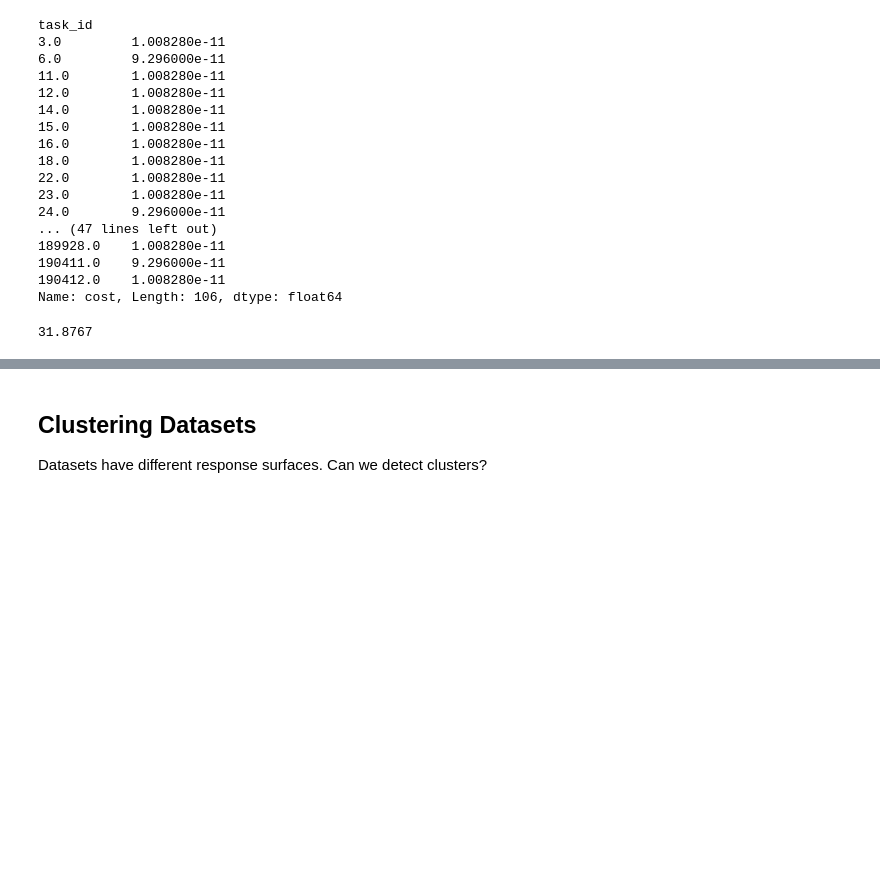
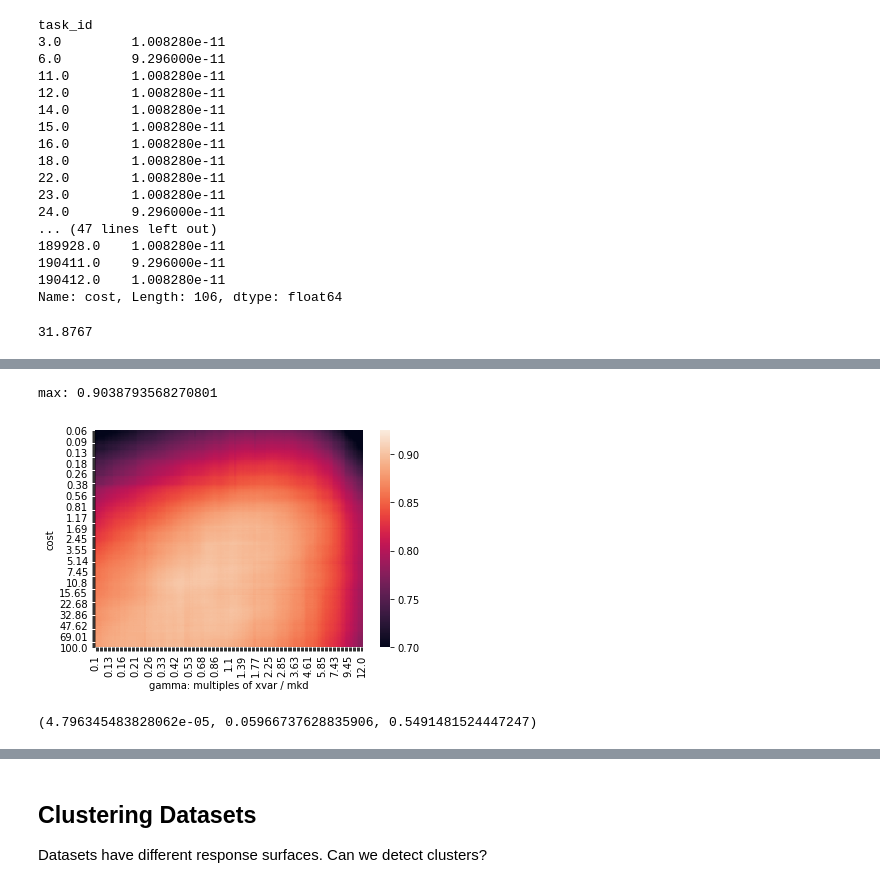
Before and after one commit to PGijsbers/symbolicdefaults, a Jupyter notebook: Surrogates.ipynb, the cells around one changed output, grey strips where cells are left out. Drawn from its saved outputs; the diff is of its cells as text; code cells hidden in the pictures; blank space fills up the shorter version.

```diff
--- a/Surrogates.ipynb
+++ b/Surrogates.ipynb
@@ -362,18 +370,30 @@ sns.heatmap(surrogate_pivot)
 # %%
 # Warp with metafeatures m, mkd
-costs =  np.geomspace(6e-2, 100, 200)
-gammas = np.geomspace(1e-1, 12, 200)
+costs =  np.geomspace(6e-2, 100, 201)
+gammas = np.geomspace(1e-1, 12, 201)
 configurations = list(itertools.product(costs, gammas))
 surrogate_scores = pd.DataFrame(list(configurations), columns=['cost','gamma'])
 
-
 for task, surrogate in problem.surrogates.items():
     if (task in problem.metadata.index):
-        cfgs = list(itertools.product(costs * problem.metadata.loc[task, "m"], gammas * problem.metadata.loc[task,"mkd"]))
+        cfgs = list(itertools.product(costs, gammas * problem.metadata.loc[task,"mkd"] / problem.metadata.loc[task,"xvar"]))
         scores = surrogate.predict(cfgs)
         surrogate_scores[task] = scores
 
 surrogate_scores["mean"] = surrogate_scores.iloc[:, 2:].mean(axis=1)
-
+print(f"max: {surrogate_scores['mean'].max()}")
 surrogate_pivot = surrogate_scores.pivot("cost", "gamma", "mean")
-sns.heatmap(surrogate_pivot)
+g = sns.heatmap(surrogate_pivot,
+                vmin=0.7, vmax=0.925,
+                xticklabels=[x if i % 10 == 0 else None for i, x in enumerate(surrogate_pivot.columns.values.round(2))],
+                yticklabels=[x if i % 10 == 0 else None for i, x in enumerate(surrogate_pivot.index.values.round(2))])
+g.set(xlabel='gamma: multiples of xvar / mkd')
+plt.show(g)
+# %% [output]
+max: 0.9038793568270801
+[figure, added]
+# %%
+a = problem.metadata["mkd"] / problem.metadata["xvar"]
+min(a), np.mean(a), max(a)
+# %% [output]
+(4.796345483828062e-05, 0.05966737628835906, 0.5491481524447247)
```
Also changed, not shown: parts of 11 cells of this notebook, 2 other files.
